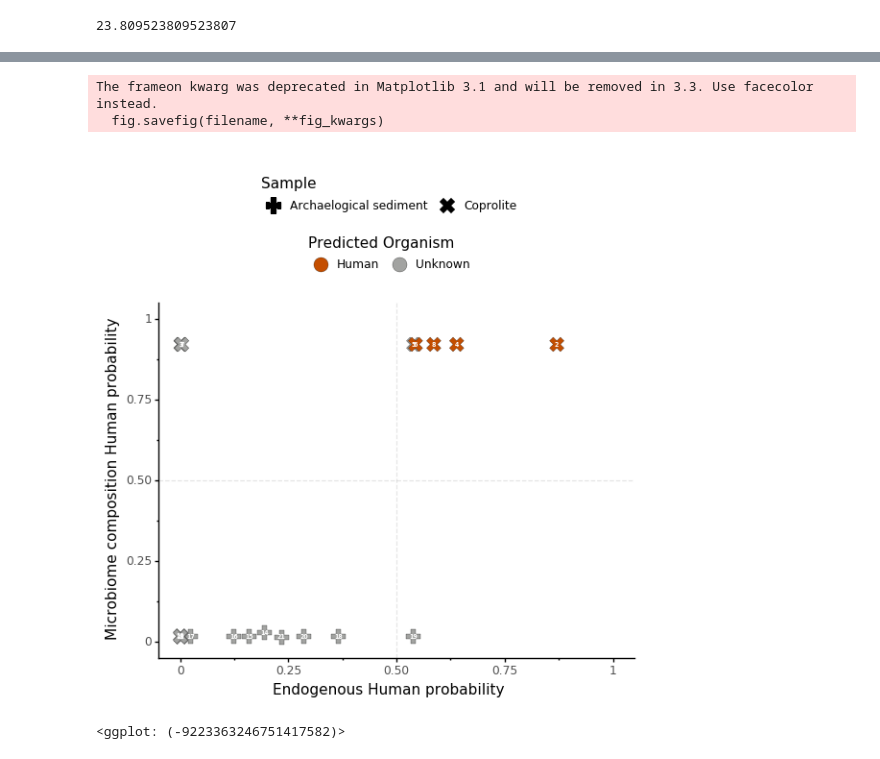
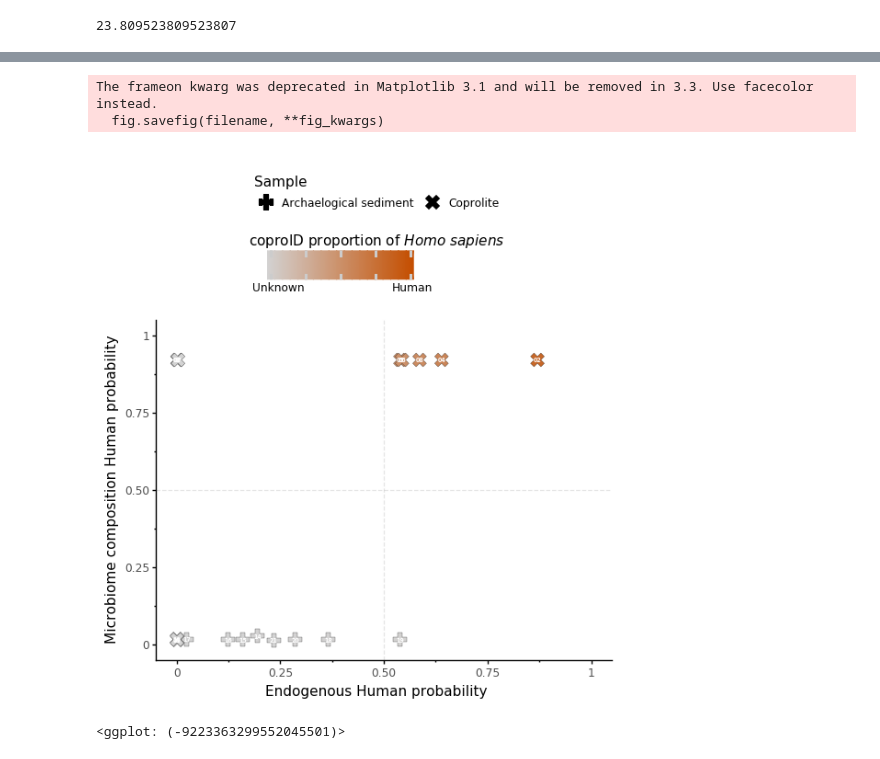
Before and after one commit to maxibor/coproid-article, a Jupyter notebook: figures/figure5/figure5.ipynb, the cells around one changed output, grey strips where cells are left out. Drawn from its saved outputs; the diff is of its cells as text; code cells hidden in the pictures.

```diff
--- a/figures/figure5/figure5.ipynb
+++ b/figures/figure5/figure5.ipynb
@@ -217,23 +213,24 @@ species_text2 = species_text
 # %%
 species_text2['text'] = ['Uncertain','Uncertain','Human','Uncertain']
 # %%
-p2 = ggplot(data=d.query('coproID_prediction != "Dog"'))
-p2 = p2 + geom_point(aes(x='normalized_bp_proportion_aligned_Homo_sapiens',y='metagenomic_proportion_Homo_sapiens', fill='coproID_prediction', shape="sample_type"), color='black', stroke=0.1, size=6)
+p2 = ggplot(data=d.query('coproID_proba_Canis_familiaris < 0.5'))
+p2 = p2 + geom_point(aes(x='normalized_bp_proportion_aligned_Homo_sapiens',y='metagenomic_proportion_Homo_sapiens', fill='coproID_proba_Homo_sapiens', shape="sample_type"), color='black', stroke=0.1, size=6)
 p2 = p2 + geom_hline(yintercept=0.5, linetype='dashed', alpha=0.1)
 p2 = p2 + geom_vline(xintercept=0.5, linetype='dashed', alpha=0.1)
 p2 = p2 + geom_text(aes(label='plot_id', x='normalized_bp_proportion_aligned_Homo_sapiens',y='metagenomic_proportion_Homo_sapiens'), size = 4.5, fontweight = 'bold', color='white')
 p2 = p2 + scale_shape_manual(name='Sample', values={'Coprolite':'X', 'Archaelogical sediment':'P'})
-p2 = p2 + scale_fill_manual(name='Predicted Organism', values = {'Human':'#c44e00', 'Dog':'#2166ac', 'Unknown':'#a2a3a1'})
+p2 = p2 + scale_fill_gradient(low='lightgrey',high='#c44e00', limits=[0,1], labels=['Unknown','','','','Human'], name='coproID $Homo\ sapiens$ prediction')
+# p2 = p2 + scale_fill_manual(name='Predicted Organism', values = {'Human':'#c44e00', 'Dog':'#2166ac', 'Unknown':'#a2a3a1'})
 p2 = p2 + theme_classic() + labs(x='Endogenous Human probability',y = 'Microbiome composition Human probability')
 p2 = p2 + coord_cartesian(xlim=[0,1],ylim=[0,1])
 p2 = p2 + theme(legend_position = 'top')
 p2.save("results/figure5B.png", dpi=300)
 p2
 # %% [output]
 The frameon kwarg was deprecated in Matplotlib 3.1 and will be removed in 3.3. Use facecolor instead.
   fig.savefig(filename, **fig_kwargs)
-[figure, old version]
+[figure, new version]
-<ggplot: (-9223363246751417582)>
+<ggplot: (-9223363299552045501)>
 # %%
 species_text3 = species_text2
 species_text3['text'] = ['Uncertain','Uncertain','Dog','Uncertain']
```
Also changed, not shown: parts of 12 cells of this notebook, 13 other files.
